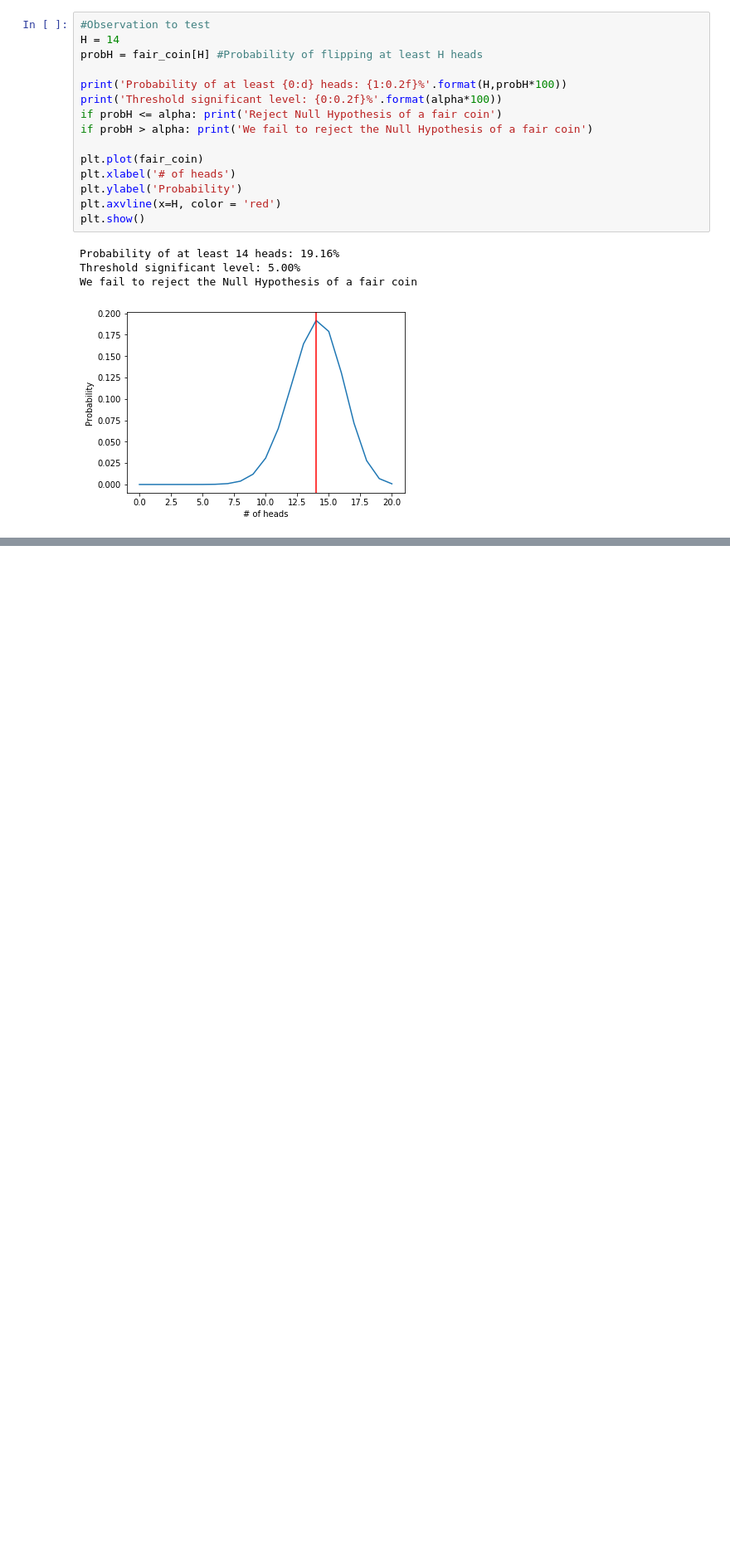
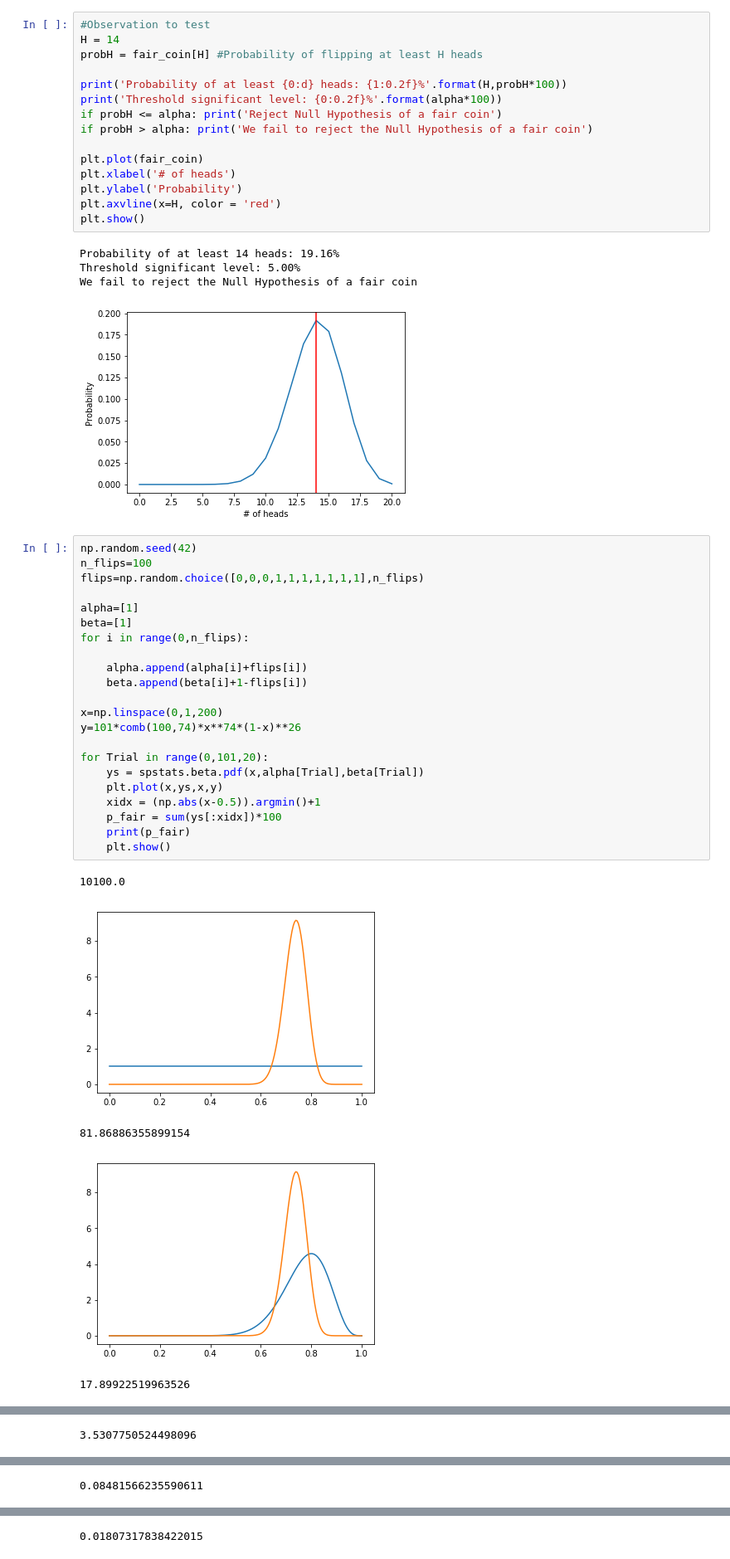
Before and after one commit to riggsb2/TDI_instructor, a Jupyter notebook: TDI_interview_scratchbook.ipynb, the cells around one changed output, grey strips where cells are left out. Shown at 83% size. Drawn from its saved outputs; the diff is of its cells as text; blank space fills up the shorter version.

```diff
--- a/TDI_interview_scratchbook.ipynb
+++ b/TDI_interview_scratchbook.ipynb
@@ -106,3 +106,31 @@ Probability of at least 14 heads: 19.16%
 Threshold significant level: 5.00%
 We fail to reject the Null Hypothesis of a fair coin
 [figure]
+# %%
+np.random.seed(42)
+n_flips=100
+flips=np.random.choice([0,0,0,1,1,1,1,1,1,1],n_flips)
+
+alpha=[1]
+beta=[1]
+for i in range(0,n_flips):
+
+    alpha.append(alpha[i]+flips[i])
+    beta.append(beta[i]+1-flips[i])
+
+x=np.linspace(0,1,200)
+y=101*comb(100,74)*x**74*(1-x)**26
+
+for Trial in range(0,101,20):
+    ys = spstats.beta.pdf(x,alpha[Trial],beta[Trial])
+    plt.plot(x,ys,x,y)
+    xidx = (np.abs(x-0.5)).argmin()+1
+    p_fair = sum(ys[:xidx])*100
+    print(p_fair)
+    plt.show()
+# %% [output]
+10100.0
+[figure, added]
+81.86886355899154
+[figure, added]
+17.89922519963526
@@ -108,0 +138 @@ We fail to reject the Null Hypothesis of a fair coin
+3.5307750524498096
@@ -108,0 +140 @@ We fail to reject the Null Hypothesis of a fair coin
+0.08481566235590611
@@ -108,0 +142 @@ We fail to reject the Null Hypothesis of a fair coin
+0.01807317838422015
```
Also changed, not shown: parts of 1 cell of this notebook.
